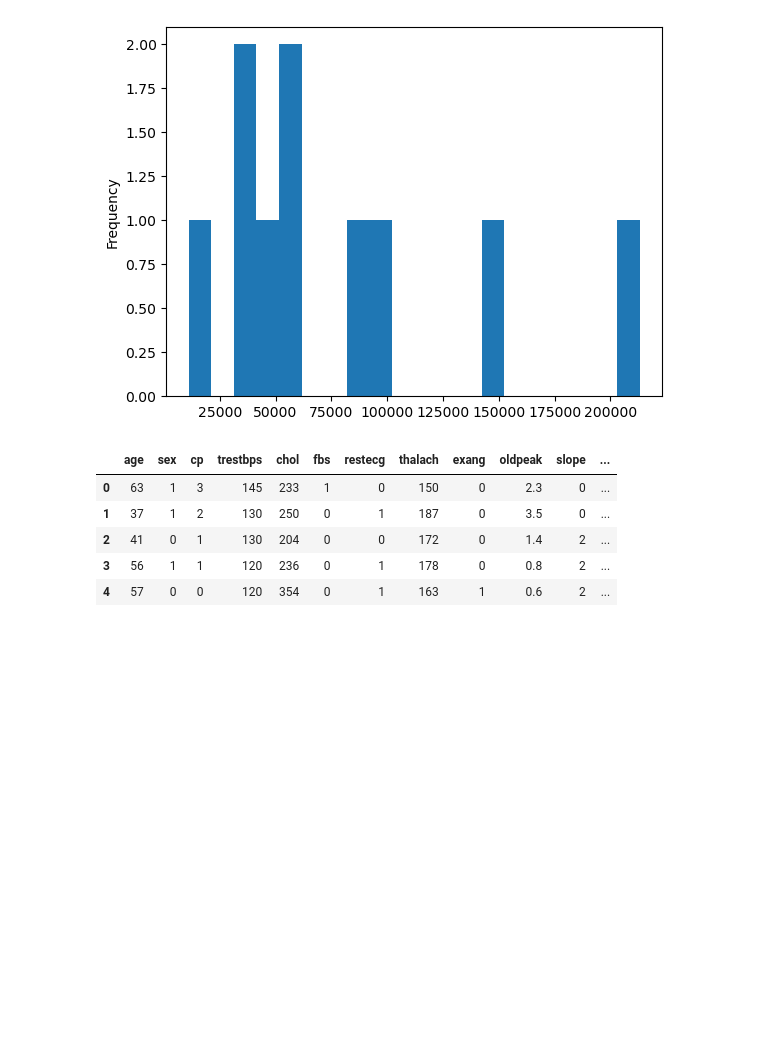
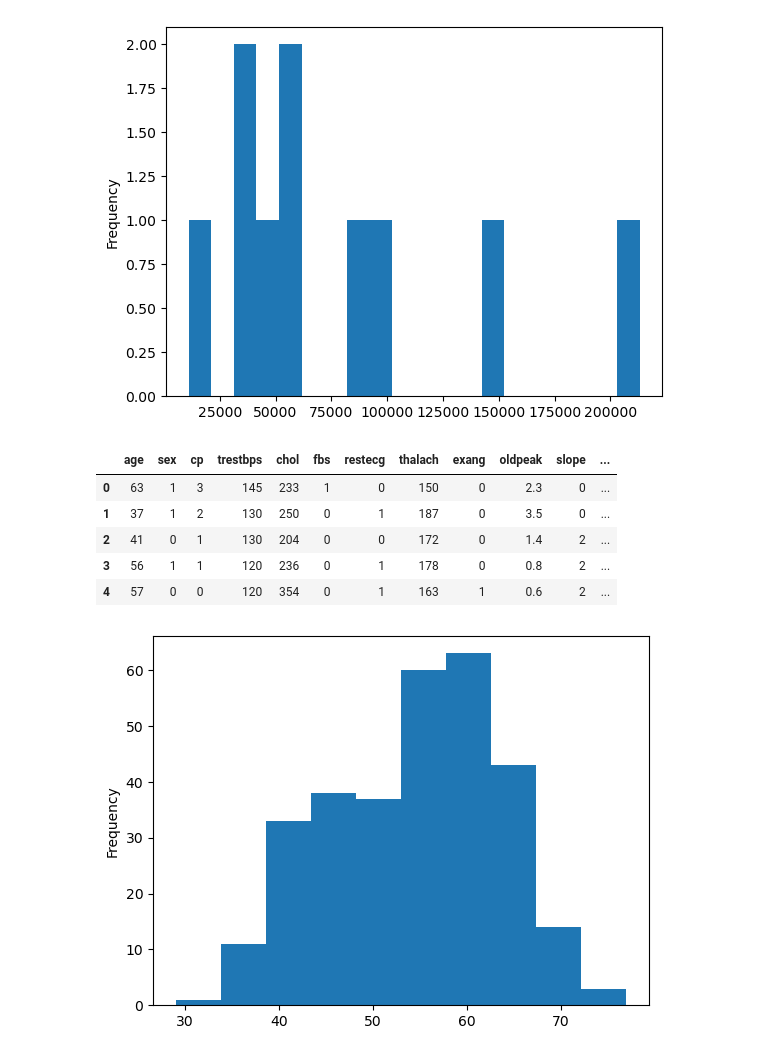
Before and after one commit to junaidknows/ml-study-projects, a Jupyter notebook: Introduction to Matplotlib.ipynb, the cells around one changed output. Saved outputs shown, nothing was run; the diff lists cells and outputs as text; code cells hidden in the pictures; blank space fills up the shorter version.

```diff
--- a/Introduction to Matplotlib.ipynb
+++ b/Introduction to Matplotlib.ipynb
@@ -453,3 +453,9 @@ heart_disease.head() # First 5 rows of the dataset
 | 2 | 41 | 0 | 1 | 130 | 204 | 0 | 0 | 172 | 0 | 1.4 | 2 | ... |
 | 3 | 56 | 1 | 1 | 120 | 236 | 0 | 1 | 178 | 0 | 0.8 | 2 | ... |
 | 4 | 57 | 0 | 0 | 120 | 354 | 0 | 1 | 163 | 1 | 0.6 | 2 | ... |
+# %%
+# create a histogram of the age column
+heart_disease["age"].plot.hist(bins=10)
+plt.show()
+# %% [output]
+[figure, added]
```
Also changed, not shown: parts of 9 cells of this notebook.
